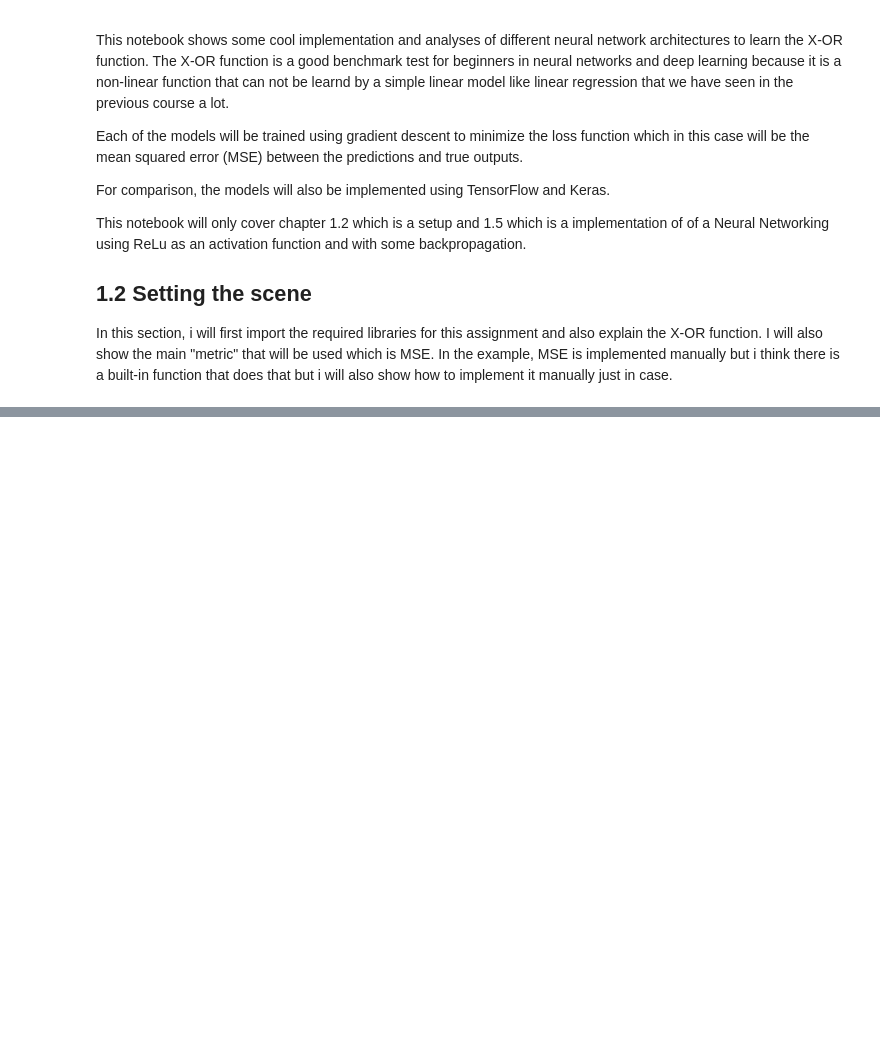
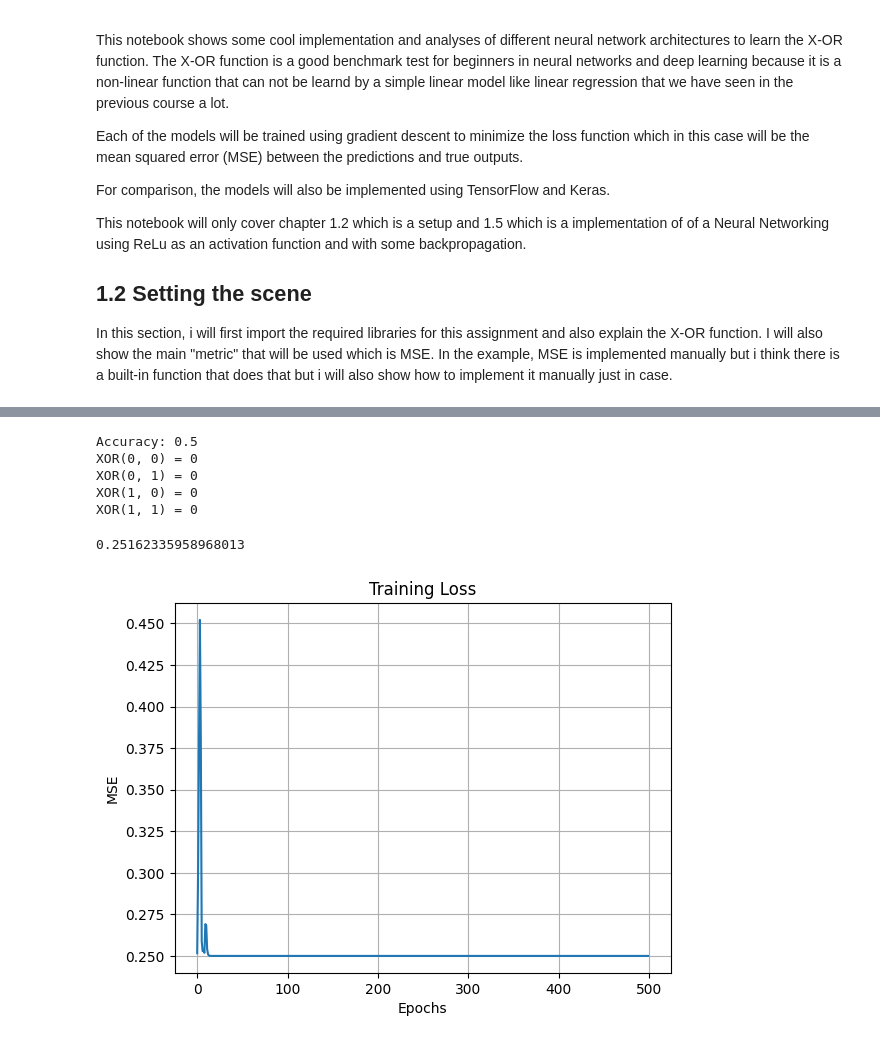
Before and after one commit to Kemalcikota113/deep-machine-learning, a Jupyter notebook: A3/A3.ipynb, the cells around one changed output, grey strips where cells are left out. Saved outputs shown, nothing was run; the diff lists cells and outputs as text; code cells hidden in the pictures; blank space fills up the shorter version.

```diff
--- a/A3/A3.ipynb
+++ b/A3/A3.ipynb
@@ -37,7 +38,11 @@ X = np.array([
     [1, 0],
     [1, 1]
 ])
-Y = np.array([0, 1, 1, 0])
+#Y = np.array([0, 1, 1, 0])
+Y = np.array([[0], [1], [1], [0]])
+# right after you load or define Y:     # maybe this is what you have now
+#Y = Y.reshape(-1, 1)            # → shape (4,1)
+
 
 print("XOR input:")
 print(X)
@@ -55,0 +85,25 @@ XOR output:
+# %%
+# cell 2 — re‑shape your weight matrices:
+
+np.random.seed(1)
+n_hidden = 32
+n_input  = 2
+n_output = 1
+
+# Xavier/Glorot
+limit_hidden = np.sqrt(6 / (n_input  + n_hidden))
+limit_out    = np.sqrt(6 / (n_hidden + n_output))
+
+# NOW W1 is (input_dim, hidden_dim)
+W1 = np.random.uniform(-limit_hidden, limit_hidden,
+                       size=(n_input, n_hidden))
+b1 = np.zeros((n_hidden,))
+#b1 = np.ones((n_hidden,)) * 0.1
+
+# W2 is (hidden_dim, output_dim)
+W2 = np.random.uniform(-limit_out, limit_out,
+                       size=(n_hidden, n_output))
+b2 = np.zeros((n_output,))
+
+#W1 = np.abs(W1)
+#W2 = np.abs(W2)
@@ -55,0 +117,3 @@ XOR output:
+# %%
+def mse(y_pred, y_true):
+    return np.mean((y_true - y_pred.squeeze())**2)
@@ -55,0 +161,27 @@ XOR output:
+# %%
+def predict(X):
+    _, _, _, A2 = forward(X, W1, b1, W2, b2)
+    return np.round(A2).squeeze()
+
+preds = predict(X)
+accuracy = np.mean(preds == Y)
+print("Accuracy:", accuracy)
+for i in range(4):
+    print(f"XOR({X[i,0]}, {X[i,1]}) = {int(preds[i])}")
+# %% [output]
+Accuracy: 0.5
+XOR(0, 0) = 0
+XOR(0, 1) = 0
+XOR(1, 0) = 0
+XOR(1, 1) = 0
+# %%
+print(loss_history[0])
+plt.plot(loss_history)
+plt.xlabel("Epochs")
+plt.ylabel("MSE")
+plt.title("Training Loss")
+plt.grid(True)
+plt.show()
+# %% [output]
+0.25162335958968013
+[figure, added]
```
Also changed, not shown: parts of 10 cells of this notebook.
